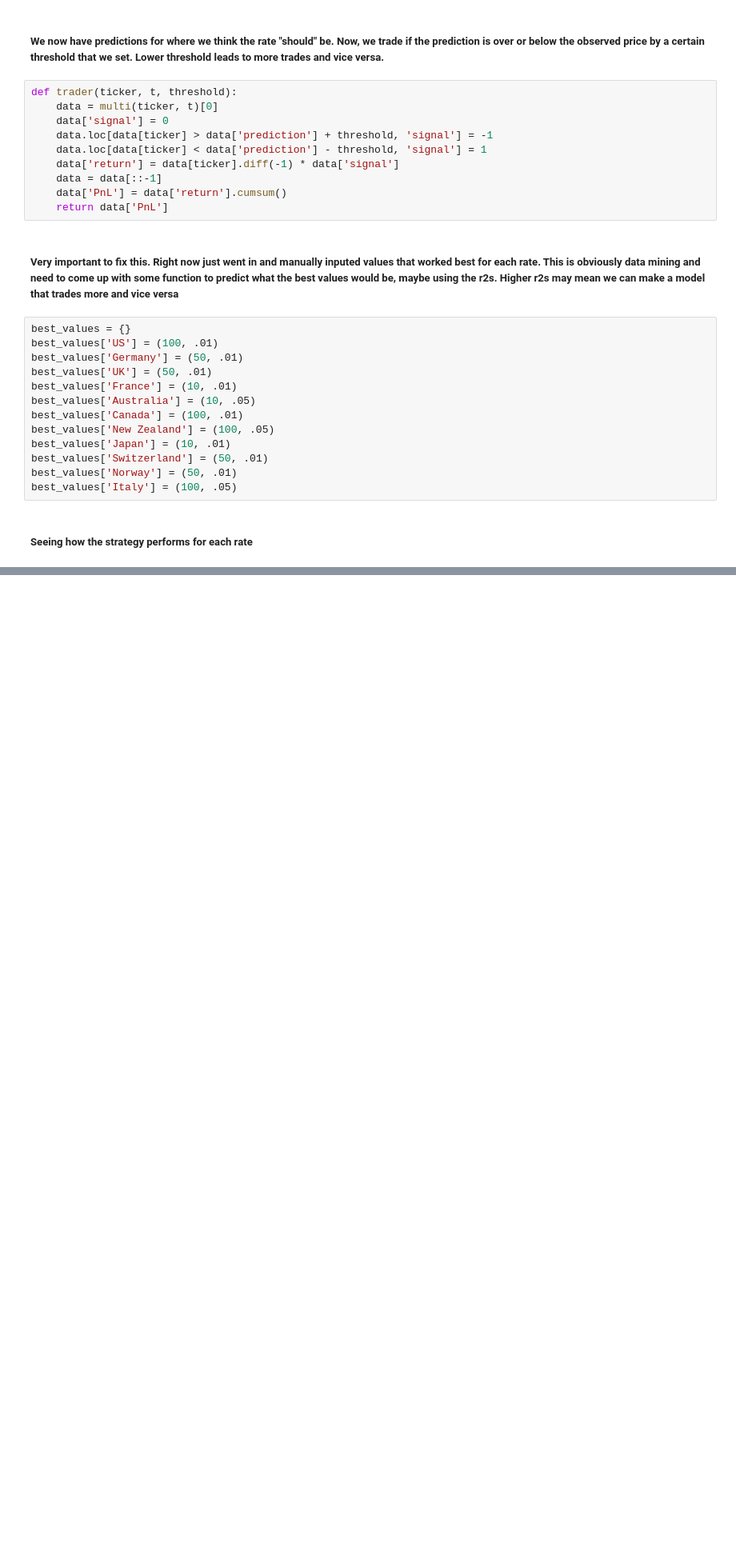
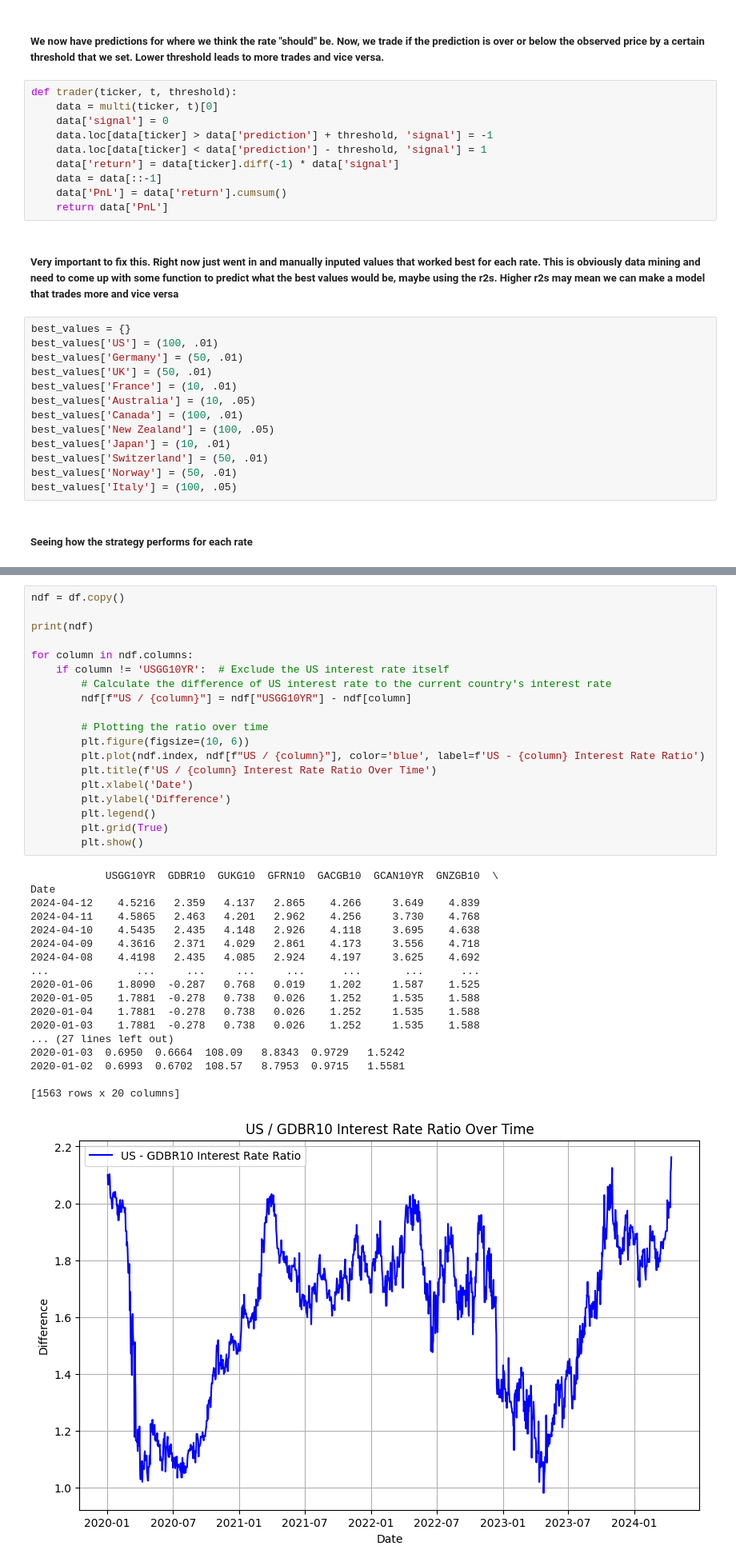
Before and after one commit to danjsabra/G10_RV, a Jupyter notebook: G10_RV.ipynb, the cells around one changed output, grey strips where cells are left out. Shown at 80% size. Saved outputs shown, nothing was run; the diff lists cells and outputs as text; blank space fills up the shorter version.

```diff
--- a/G10_RV.ipynb
+++ b/G10_RV.ipynb
@@ -219,0 +243,38 @@ plt.show()
+# %%
+ndf = df.copy()
+
+print(ndf)
+
+for column in ndf.columns:
+    if column != 'USGG10YR':  # Exclude the US interest rate itself
+        # Calculate the difference of US interest rate to the current country's interest rate
+        ndf[f"US / {column}"] = ndf["USGG10YR"] - ndf[column]
+
+        # Plotting the ratio over time
+        plt.figure(figsize=(10, 6))
+        plt.plot(ndf.index, ndf[f"US / {column}"], color='blue', label=f'US - {column} Interest Rate Ratio')
+        plt.title(f'US / {column} Interest Rate Ratio Over Time')
+        plt.xlabel('Date')
+        plt.ylabel('Difference')
+        plt.legend()
+        plt.grid(True)
+        plt.show()
+# %% [output]
+            USGG10YR  GDBR10  GUKG10  GFRN10  GACGB10  GCAN10YR  GNZGB10  \
+Date
+2024-04-12    4.5216   2.359   4.137   2.865    4.266     3.649    4.839
+2024-04-11    4.5865   2.463   4.201   2.962    4.256     3.730    4.768
+2024-04-10    4.5435   2.435   4.148   2.926    4.118     3.695    4.638
+2024-04-09    4.3616   2.371   4.029   2.861    4.173     3.556    4.718
+2024-04-08    4.4198   2.435   4.085   2.924    4.197     3.625    4.692
+...              ...     ...     ...     ...      ...       ...      ...
+2020-01-06    1.8090  -0.287   0.768   0.019    1.202     1.587    1.525
+2020-01-05    1.7881  -0.278   0.738   0.026    1.252     1.535    1.588
+2020-01-04    1.7881  -0.278   0.738   0.026    1.252     1.535    1.588
+2020-01-03    1.7881  -0.278   0.738   0.026    1.252     1.535    1.588
+... (27 lines left out)
+2020-01-03  0.6950  0.6664  108.09   8.8343  0.9729   1.5242
+2020-01-02  0.6993  0.6702  108.57   8.7953  0.9715   1.5581
+
+[1563 rows x 20 columns]
+[figure, added]
```
Also changed, not shown: parts of 7 cells of this notebook.
